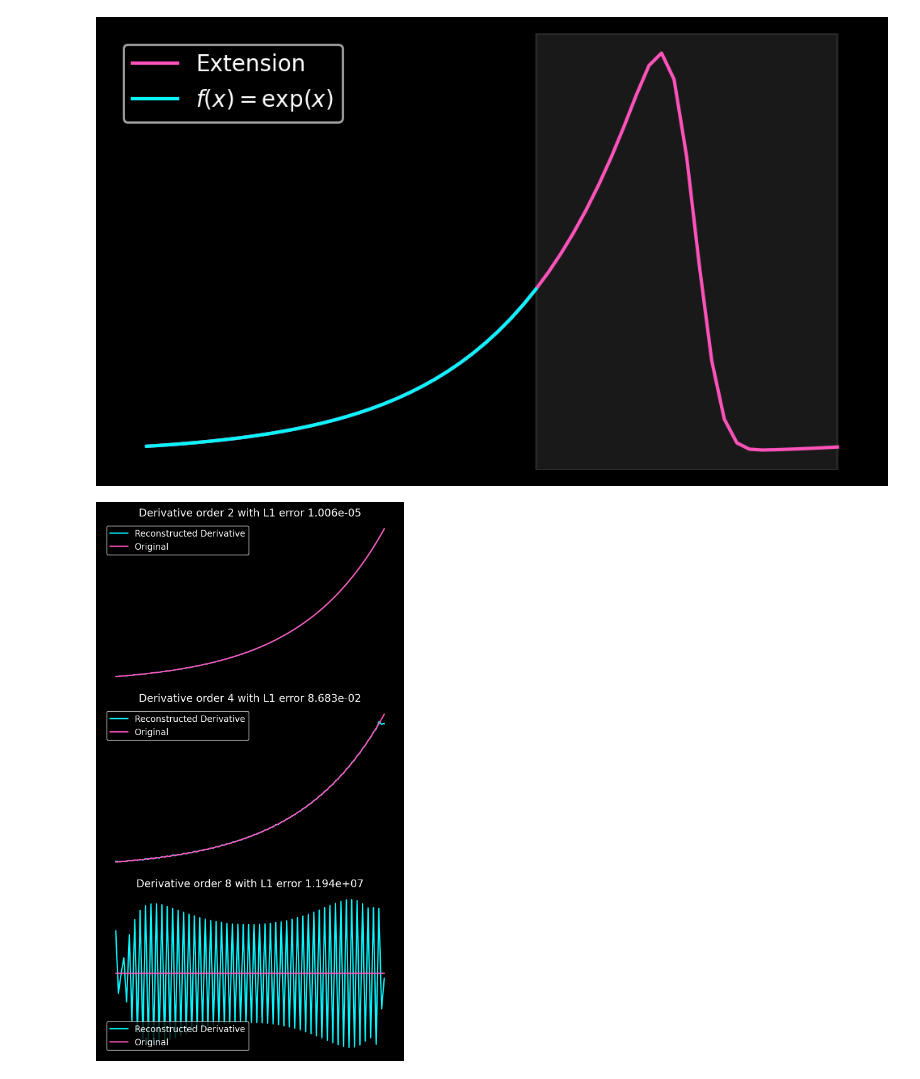
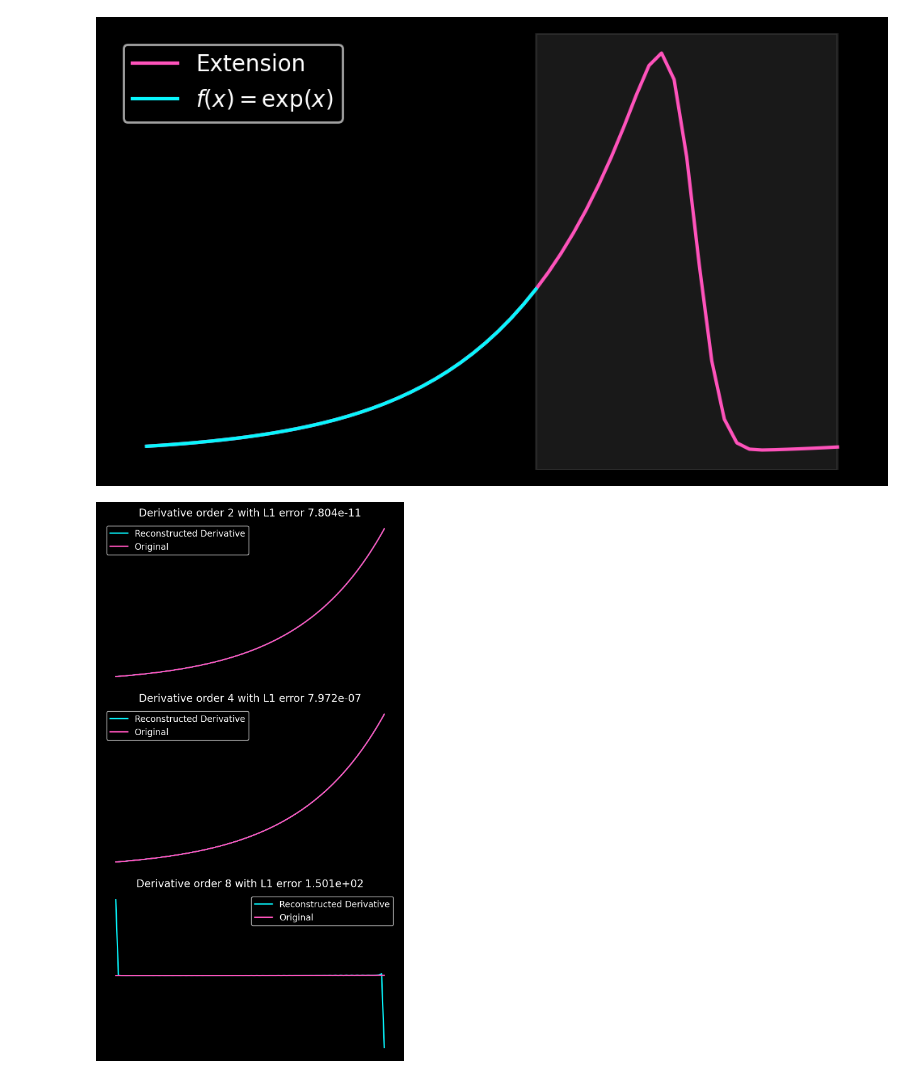
Before and after one commit to KunkelAlexander/when-fourier-fails-python, a Jupyter notebook: 7_gram_fourier_extension.ipynb, the cells around one changed output. Cells and saved outputs as stored; diff of their text form; code cells hidden in the pictures.

```diff
--- a/7_gram_fourier_extension.ipynb
+++ b/7_gram_fourier_extension.ipynb
@@ -135,7 +135,7 @@ class GramSchmidt:
         plt.title(f"Orthonormalised polynomials")
         plt.axis("off")
         for i in range(m):
-            plt.plot(self.x, self.U[:, i].T * self.A, label=f"{i}")
+            plt.plot(self.x, self.U[:, i].T * self.A, label=f"$x^{i}$")
         plt.legend()
         plt.tight_layout()
         plt.savefig("figures/gramfe_orthonormal_polynomials.png", bbox_inches='tight')
@@ -395,3 +395,19 @@ Pr_numpy = np.array(Pr, dtype=float).reshape(r, nDelta)
 Pr_numpy.tofile(f"P_right_nD={nDelta}.bin")
 # %% [markdown]
 ## Plot different extensions
+# %%
+
+Gamma = 150
+g     = 63
+nD    = 6
+m     = nD
+nd    = 32
+nDelta = nD
+
+# Use binary tables with a slightly different format than above
+# This should be very easy to adapt to the tables generated above
+F = np.fromfile(f"tables/nD={nD}_nd={nd}_g={g}_Gamma={Gamma}.bin").reshape(nD * 2, 2 * nD + 2 * nd - 4)
+F_even = F[:nD, :].astype(float)
+F_odd  = F[nD:, :].astype(float)
+Pl = np.fromfile(f"tables/Pleft_nD={nD}.bin").reshape( nD, nD).astype(float)
+Pr = np.fromfile(f"tables/Pright_nD={nD}.bin").reshape(nD, nD).astype(float)
@@ -399,7 +417,7 @@ Pr_numpy.tofile(f"P_right_nD={nDelta}.bin")
 fig, axs = plt.subplots(m, 2, figsize=(5, 2*m), dpi=200)
 fig.tight_layout(pad=0.0)
 
-Next = len(F_real[i, :])
+Next = len(F_even[0, :])
 for i in range(m):
     #axs[i, 0].set_ylim(-2-100*i, 2+100*i)
     axs[i, 0].plot(F_even[i, :])
@@ -546,16 +564,6 @@ plt.show()
 # %% [output]
 [figure]
 # %%
-Gamma = 150
-g     = 63
-nD    = 14
-nd    = 26
-
-F = np.fromfile(f"nD={nD}_nd={nd}_g={g}_Gamma={Gamma}.bin").reshape(nD * 2, 2 * nD + 2 * nd - 4)
-Fe = F[:nD, :].astype(float)
-Fo = F[nD:, :].astype(float)
-Pl = np.fromfile(f"Pleft_nD={nD}.bin").reshape( nD, nD).astype(float)
-Pr = np.fromfile(f"Pright_nD={nD}.bin").reshape(nD, nD).astype(float)
 
 # Number of subplots
 num_subplots = 3
@@ -596,40 +604,55 @@ f  = func(x)
 f_left   = f[:nDelta]
 f_right  = f[-nDelta:]
 
+Gamma = 150
+g     = 63
+nD    = 14
+nd    = 32
+nDelta = nD
+
+# Use binary tables with a slightly different format than above
+# This should be very easy to adapt to the tables generated above
+F = np.fromfile(f"tables/nD={nD}_nd={nd}_g={g}_Gamma={Gamma}.bin").reshape(nD * 2, 2 * nD + 2 * nd - 4)
+Fe = F[:nD, :].astype(float)
+Fo = F[nD:, :].astype(float)
+Pl = np.fromfile(f"tables/Pleft_nD={nD}.bin").reshape( nD, nD).astype(float)
+Pr = np.fromfile(f"tables/Pright_nD={nD}.bin").reshape(nD, nD).astype(float)
+
+
 # Project interpolant at boundaries onto Gram polynomials
-a_left   = Pl_numpy @ f_left
-a_right  = Pr_numpy @ f_right
+a_left   = Pl @ f_left
+a_right  = Pr @ f_right
 
-fmatch = (a_left + a_right)/2 @ F_even_numpy + (a_right - a_left)/2 @ F_odd_numpy
+fmatch = (a_left + a_right)/2 @ Fe + (a_right - a_left)/2 @ Fo
 
 f_periodic = np.concatenate([f, fmatch[nDelta:nDelta + nd - 2]])
 f_hat = scipy.fft.fft(f_periodic)
 
 # Get the k values
 k    = get_k(f_hat, dx)
 xorg = x
 forg = func(x)
 
 # Loop through different subtraction orders
 for i, o in enumerate([2, 4, 8]):
     frec = scipy.fft.ifft(f_hat * (1j * k) ** o).real  # Use only the first N elements (the original domain)
     frec = frec[:N]
 
     axs[i].spines['top'].set_visible(False)
     axs[i].spines['right'].set_visible(False)
     axs[i].spines['bottom'].set_visible(False)
     axs[i].spines['left'].set_visible(False)
     axs[i].get_xaxis().set_ticks([])
     axs[i].get_yaxis().set_ticks([])
 
     # Plot the sum and the original function in subplots
     axs[i].set_title(f"Derivative order {o} with L1 error {np.mean(np.abs(frec - forg)):3.3e}")
     axs[i].plot(xorg, frec, label="Reconstructed Derivative", c = colors[0])
     axs[i].plot(xorg, forg, label="Original", c = colors[1])
     axs[i].legend()
 
 # Adjust layout
 fig.tight_layout()
 fig.savefig("figures/gramfe_accuracy.png", bbox_inches='tight')
 # %% [output]
-[figure, old version]
+[figure, new version]
```
Also changed, not shown: parts of 4 cells of this notebook, 5 other files.
